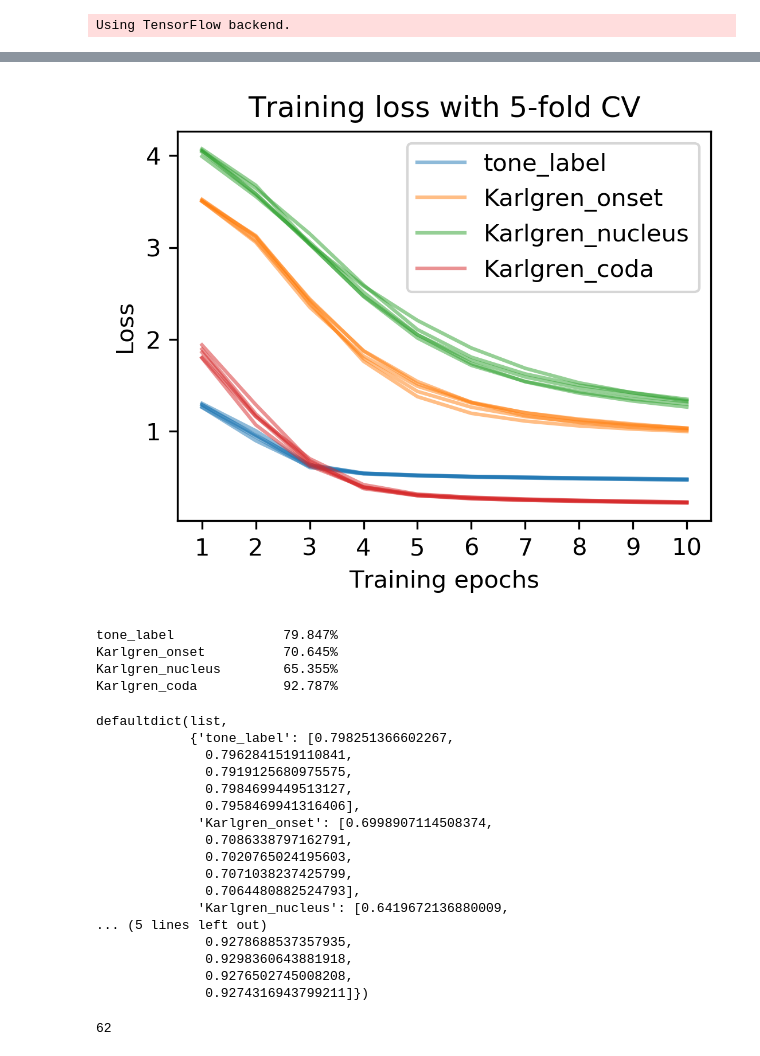
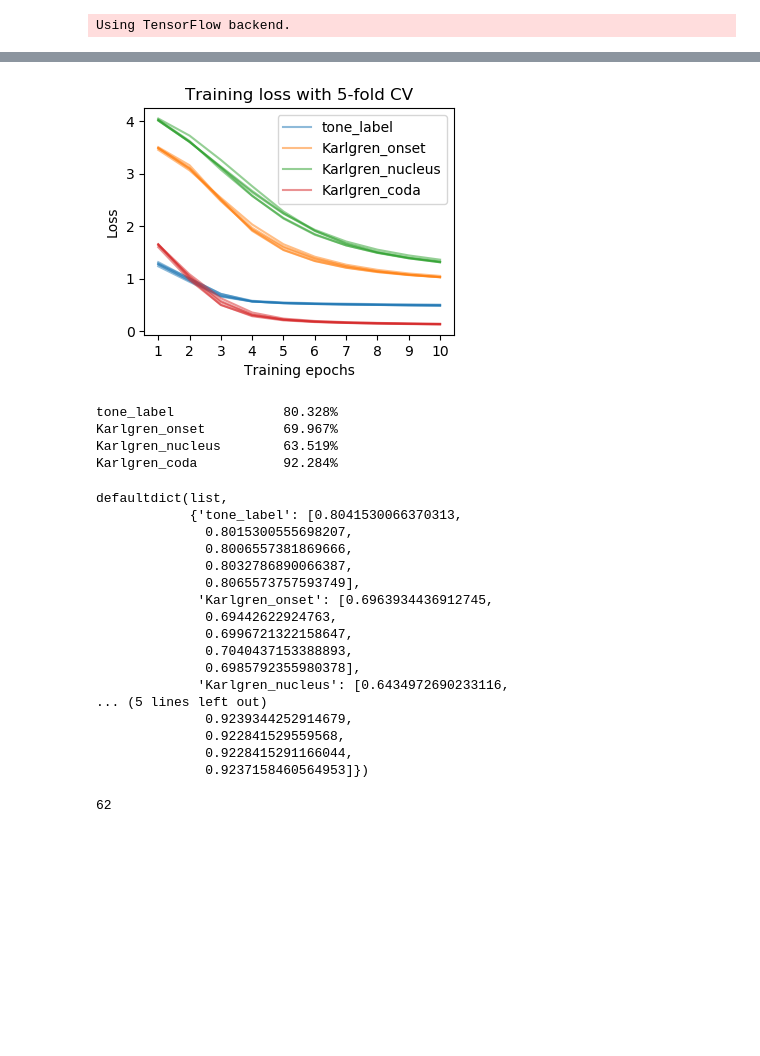
Before and after one commit to ycm/cs221-proj, a Jupyter notebook: model-nn-keras.ipynb, the cells around one changed output, grey strips where cells are left out. Cells and saved outputs as stored; diff of their text form; code cells hidden in the pictures; blank space fills up the shorter version.

```diff
--- a/model-nn-keras.ipynb
+++ b/model-nn-keras.ipynb
@@ -15,6 +14,8 @@ from sklearn.model_selection import cross_val_score, train_test_split, KFold
 Using TensorFlow backend.
 # %%
 matrix = pd.read_csv('model/1129-fixed-data-matrix-karlgren.csv').set_index('character')
+with open('full-ordering.json', encoding='utf-8') as f:
+    matrix = matrix[json.load(f)]
 # %%
 cols = matrix.columns
 features_cols = [c for c in cols if 'Karlgren' not in c and 'tone_label' not in c]
@@ -148,52 +146,53 @@ Category: Karlgren_coda         CV: 5 of 5      Dev performance: 0.921
 # %%
-ax = plt.figure(figsize=(4,3), dpi=300)
+ax = plt.figure(figsize=(4,3), dpi=100)
 plt.title('Training loss with 5-fold CV')
 plt.xlabel('Training epochs')
 plt.ylabel('Loss')
 xrange = range(1, N_EPOCHS + 1 - 5)
 plt.xticks(xrange, xrange)
 for idx, category in enumerate(label_categories):
     for fold in range(N_FOLDS):
         val_acc = callbacks[category][fold].history['loss'][:-5]
         if not fold:
             plt.plot(xrange, val_acc, label=category, color='C' + str(idx), alpha=.5)
         else:
             plt.plot(xrange, val_acc, label='__nolegend__', color='C' + str(idx), alpha=.5)
 plt.legend()
 # plt.tight_layout()
 plt.show()
 # ax.savefig('nn-cv-train-loss.eps', format='eps')
 # %% [output]
-[figure, old version]
+[figure, new version]
 # %%
 for cat in label_categories:
-    best_idx = performance[cat].index(max(performance[cat]))
-    print('{:16s}\t{:2.3f}%'.format(cat, 100 * test_performance[cat][best_idx]))
+    med = sorted(performance[cat])[len(performance[cat]) // 2]
+    idx = performance[cat].index(med)
+    print('{:16s}\t{:2.3f}%'.format(cat, 100 * test_performance[cat][idx]))
 # %% [output]
-tone_label              79.847%
-Karlgren_onset          70.645%
-Karlgren_nucleus        65.355%
-Karlgren_coda           92.787%
+tone_label              80.328%
+Karlgren_onset          69.967%
+Karlgren_nucleus        63.519%
+Karlgren_coda           92.284%
 # %%
 test_performance
 # %% [output]
 defaultdict(list,
-            {'tone_label': [0.798251366602267,
-              0.7962841519110841,
-              0.7919125680975575,
-              0.7984699449513127,
-              0.7958469941316406],
-             'Karlgren_onset': [0.6998907114508374,
-              0.7086338797162791,
-              0.7020765024195603,
-              0.7071038237425799,
-              0.7064480882524793],
-             'Karlgren_nucleus': [0.6419672136880009,
+            {'tone_label': [0.8041530066370313,
+              0.8015300555698207,
+              0.8006557381869666,
+              0.8032786890066387,
+              0.8065573757593749],
+             'Karlgren_onset': [0.6963934436912745,
+              0.69442622924763,
+              0.6996721322158647,
+              0.7040437153388893,
+              0.6985792355980378],
+             'Karlgren_nucleus': [0.6434972690233116,
 ... (5 lines left out)
-              0.9278688537357935,
-              0.9298360643881918,
-              0.9276502745008208,
-              0.9274316943799211]})
+              0.9239344252914679,
+              0.922841529559568,
+              0.9228415291166044,
+              0.9237158460564953]})
 # %%
 len(Y_complete[[x for x in Y_complete.columns if 'nucleus' in x]].columns)
 # %% [output]
```
Also changed, not shown: parts of 5 cells of this notebook, 4 other files.
